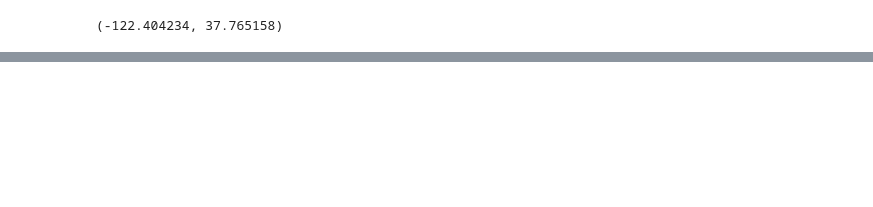
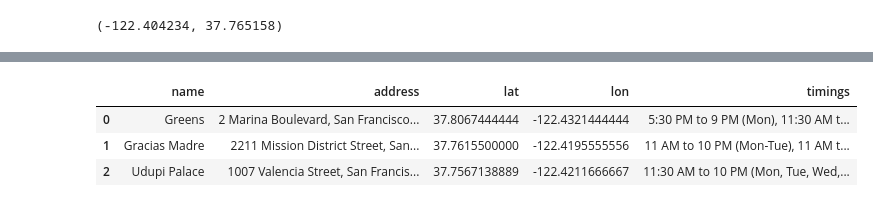
Before and after one commit to inespchavarri/pymongo-project, a Jupyter notebook: near.ipynb, the cells around one changed output, grey strips where cells are left out. Saved outputs shown, nothing was run; the diff lists cells and outputs as text; code cells hidden in the pictures; blank space fills up the shorter version.

```diff
--- a/near.ipynb
+++ b/near.ipynb
@@ -117,17 +126,22 @@ def getInfoRestaurants(data):
     # función para extraer la info del json que devuelve la api
 
     info_restaurants = []
-    for rest in data:
-        for element in rest["restaurants"]:
-            restaurant_dict = {
-                   "name": element["restaurant"]["name"],
-                    "address": element["restaurant"]["location"]["address"],
-                   "lat": element["restaurant"]["location"]["latitude"],
-                   "lon": element["restaurant"]["location"]["longitude"],
-                   "timings": element["restaurant"]["timings"]
+    for res in data["restaurants"]:
+        res_dict = {
+                   "name": res["restaurant"]["name"],
+                    "address": res["restaurant"]["location"]["address"],
+                   "lat": res["restaurant"]["location"]["latitude"],
+                   "lon": res["restaurant"]["location"]["longitude"],
+                   "timings": res["restaurant"]["timings"]
                }
-            info_restaurants.append(restaurant_dict)
+        info_restaurants.append(res_dict)
     return info_restaurants
 # %%
-vegan_restaurants = pd.DataFrame(getInfoRestaurants(restaurants))
+data_sfrest = pd.DataFrame(getInfoRestaurants(sf_restaurants))
+data_sfrest.head(3)
+# %% [output]
+|  | name | address | lat | lon | timings |
+| 0 | Greens | 2 Marina Boulevard, San Francisco... | 37.8067444444 | -122.4321444444 | 5:30 PM to 9 PM (Mon), 11:30 AM t... |
+| 1 | Gracias Madre | 2211 Mission District Street, San... | 37.7615500000 | -122.4195555556 | 11 AM to 10 PM (Mon-Tue), 11 AM t... |
+| 2 | Udupi Palace | 1007 Valencia Street, San Francis... | 37.7567138889 | -122.4211666667 | 11:30 AM to 10 PM (Mon, Tue, Wed,... |
 # %%
```
Also changed, not shown: parts of 33 cells of this notebook, 1 other file.
